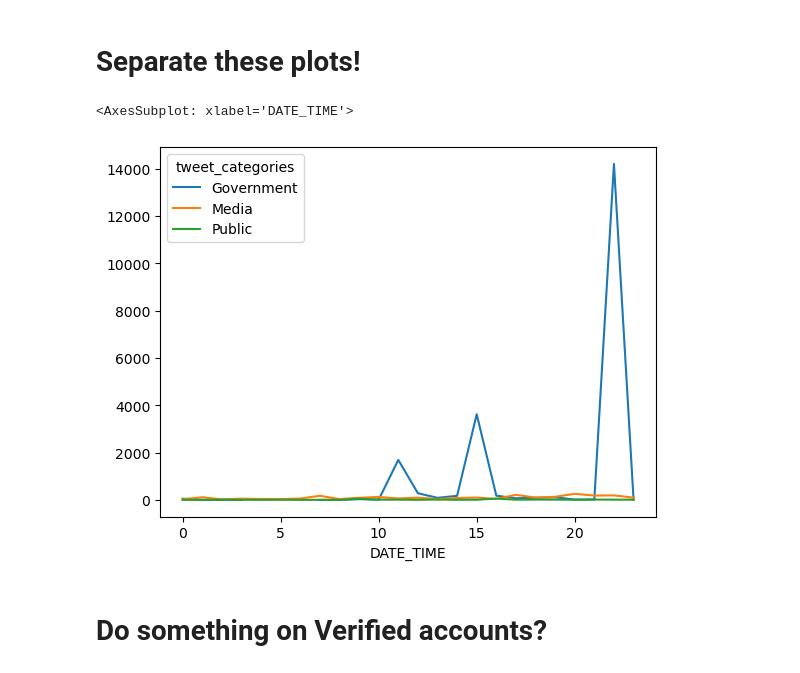
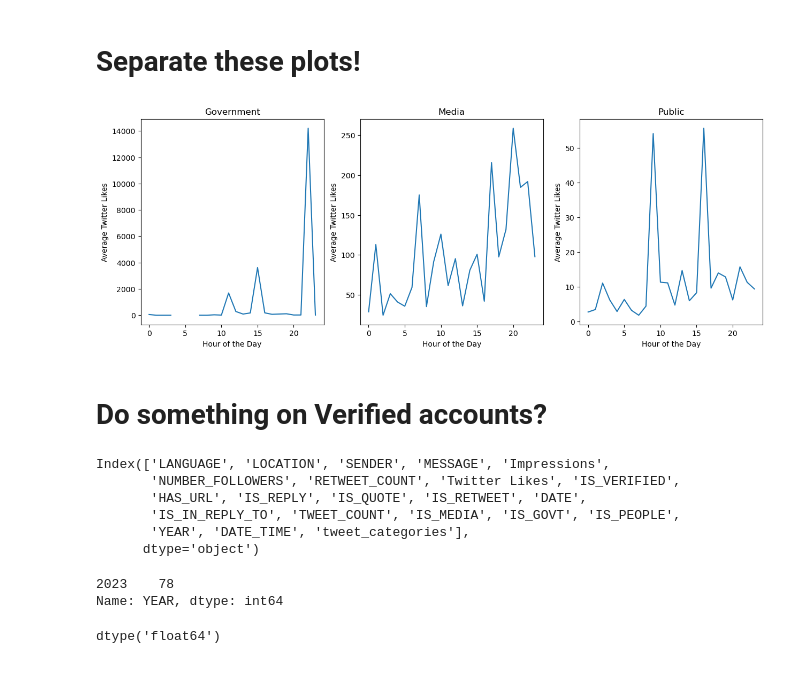
Before and after one commit to mahrukh-k/AI-Project, a Jupyter notebook: EDA_v1.ipynb, the cells around one changed output. Cells and saved outputs as stored; diff of their text form; code cells hidden in the pictures.

```diff
--- a/EDA_v1.ipynb
+++ b/EDA_v1.ipynb
@@ -216,9 +206,43 @@ data.groupby([data['DATE_TIME'].dt.hour, 'tweet_categories'])[['RETWEET_COUNT',
 # %% [markdown]
 # Separate these plots!
 # %%
-data.groupby([data['DATE_TIME'].dt.hour, 'tweet_categories'])['Twitter Likes'].mean().unstack().plot()
+grouped_data = data.groupby([data['DATE_TIME'].dt.hour, 'tweet_categories'])['Twitter Likes'].mean()#.unstack().plot()
-# %% [output]
-<AxesSubplot: xlabel='DATE_TIME'>
-[figure, removed]
+# %%
+import matplotlib.pyplot as plt
+
+
+reshaped_data = grouped_data.unstack()
+
+# Create a figure with 3 subplots
+fig, axes = plt.subplots(nrows=1, ncols=3, figsize=(15,5))
+
+# Loop over each subplot and plot the data for the corresponding category
+for i, category in enumerate(reshaped_data.columns):
+    reshaped_data[category].plot(ax=axes[i], title=category)
+    axes[i].set_xlabel('Hour of the Day')
+    axes[i].set_ylabel('Average Twitter Likes')
+# %% [output]
+[figure, added]
 # %% [markdown]
 # Do something on Verified accounts?
+# %%
+data.columns
+# %% [output]
+Index(['LANGUAGE', 'LOCATION', 'SENDER', 'MESSAGE', 'Impressions',
+       'NUMBER_FOLLOWERS', 'RETWEET_COUNT', 'Twitter Likes', 'IS_VERIFIED',
+       'HAS_URL', 'IS_REPLY', 'IS_QUOTE', 'IS_RETWEET', 'DATE',
+       'IS_IN_REPLY_TO', 'TWEET_COUNT', 'IS_MEDIA', 'IS_GOVT', 'IS_PEOPLE',
+       'YEAR', 'DATE_TIME', 'tweet_categories'],
+      dtype='object')
+# %%
+data_fig2 = data.groupby(['DATE','YEAR','IS_VERIFIED']).size()
+data_fig2 = data_fig2.to_frame().reset_index()
+data_fig2 = data_fig2.drop(data_fig2[data_fig2.YEAR < 2023].index)
+data_fig2.YEAR.value_counts()
+# %% [output]
+2023    78
+Name: YEAR, dtype: int64
+# %%
+data_fig2.IS_VERIFIED.dtype
+# %% [output]
+dtype('float64')
```
Also changed, not shown: parts of 5 cells of this notebook.
